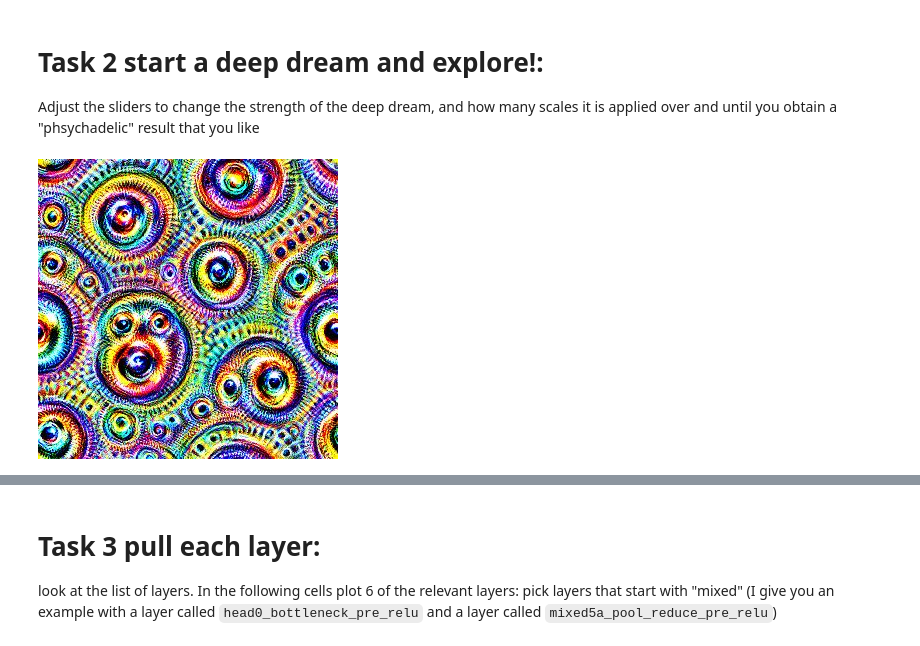
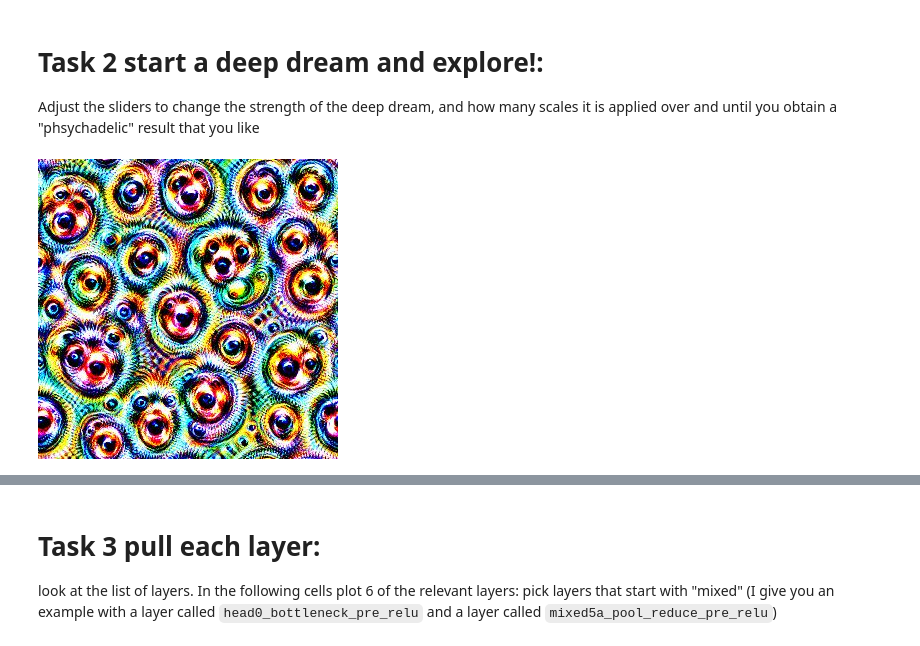
Before and after one commit to charleshart0301/DSPS_cHart, a Jupyter notebook: HW10/Charles_DSPS2025_deepdream.ipynb, the cells around one changed output, grey strips where cells are left out. Cells and saved outputs as stored; diff of their text form; code cells hidden in the pictures.

```diff
--- a/HW10/Charles_DSPS2025_deepdream.ipynb
+++ b/HW10/Charles_DSPS2025_deepdream.ipynb
@@ -164,12 +166,12 @@ def render_deepdream(t_obj, input_img, show_steps = True):
 
 Adjust the sliders to change the strength of the deep dream, and how many scales it is applied over and until you obtain a "phsychadelic" result that you like
 # %%
-octave_n = 5 #@param {type:"slider", max: 10}
-octave_scale = 1.4 #@param {type:"number"}
-iter_n = 24 #@param {type:"slider", max: 50}
+octave_n = 8 #@param {type:"slider", max: 10}
+octave_scale = 1.1 #@param {type:"number"}
+iter_n = 35 #@param {type:"slider", max: 50}
 strength = 1000 #@param {type:"slider", max: 1000}
 layer = "mixed4a"  #@param ["mixed3a", "mixed3b", "mixed4a", "mixed4c", "mixed5a"]
 
 final = render_deepdream(tf.square(T(layer)), rnd)
 # %% [output]
-[figure, old version]
+[figure, new version]
```
Also changed, not shown: parts of 16 cells of this notebook.
